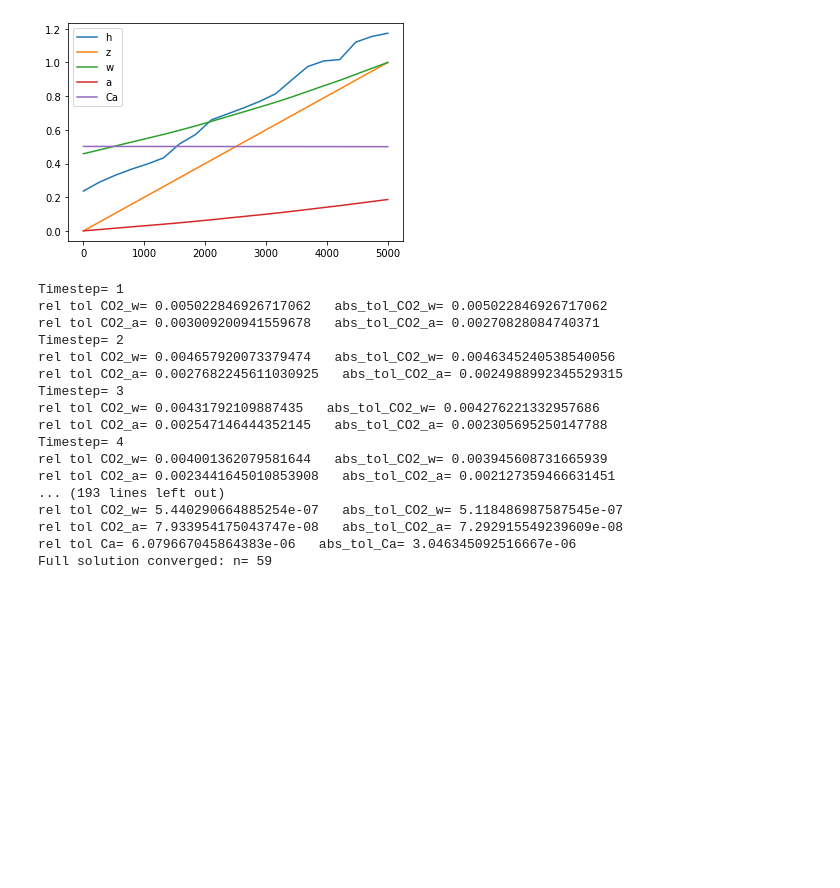
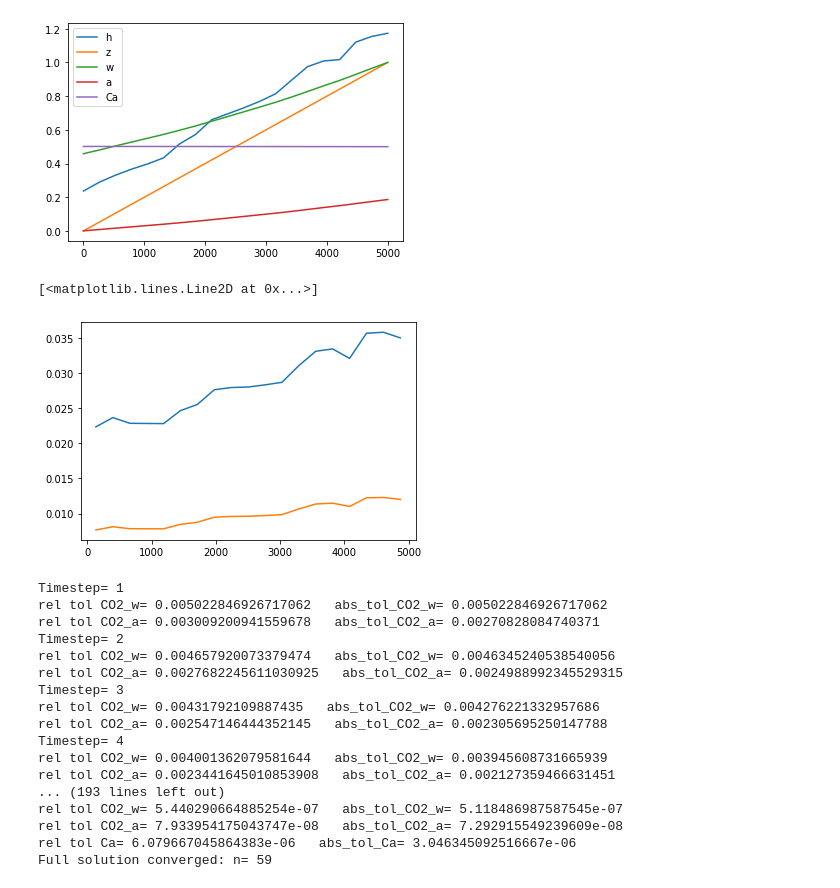
Before and after one commit to CovingtonResearchGroup/champ, a Jupyter notebook: CO2_1D_test.ipynb, the cells around one changed output. Saved outputs shown, nothing was run; the diff lists cells and outputs as text; code cells hidden in the pictures; blank space fills up the shorter version.

```diff
--- a/CO2_1D_test.ipynb
+++ b/CO2_1D_test.ipynb
@@ -64,6 +53,14 @@ legend(['h','z','w','a','Ca'])
 # %% [output]
 <matplotlib.legend.Legend at 0x...>
 [figure]
+# %%
+#sim.CO2_a
+plot(xmid,sim.CO2_w[1:] - sim.CO2_w[:-1])
+plot(xmid,sim.CO2_a[1:] - sim.CO2_a[:-1])
+#sim.CO2_a/sim.pCO2_outside
+# %% [output]
+[<matplotlib.lines.Line2D at 0x...>]
+[figure, added]
 # %%
 sim.calc_steady_adv_disp_reaction()
 plot(x, sim.h)
```
Also changed, not shown: parts of 5 cells of this notebook, 2 other files.
